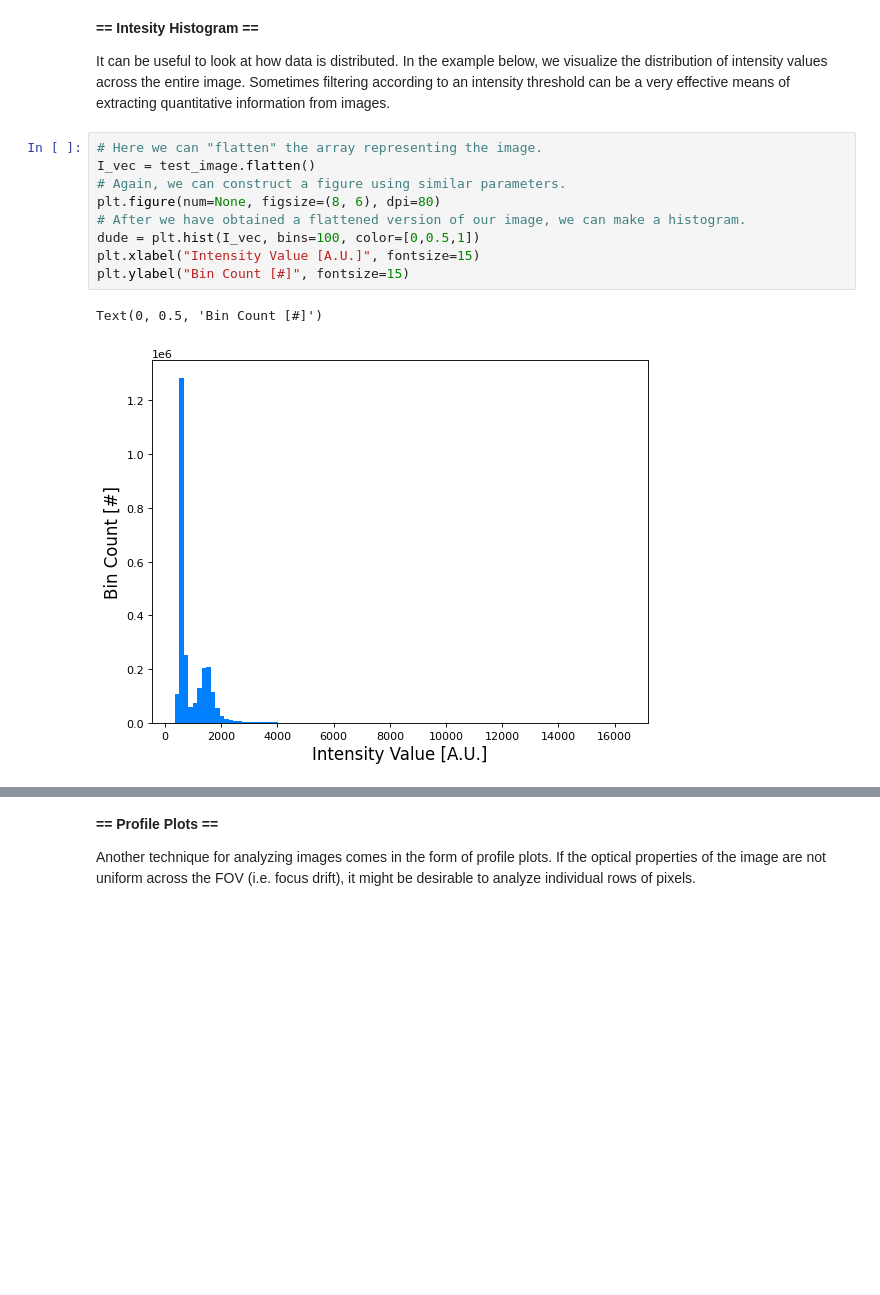
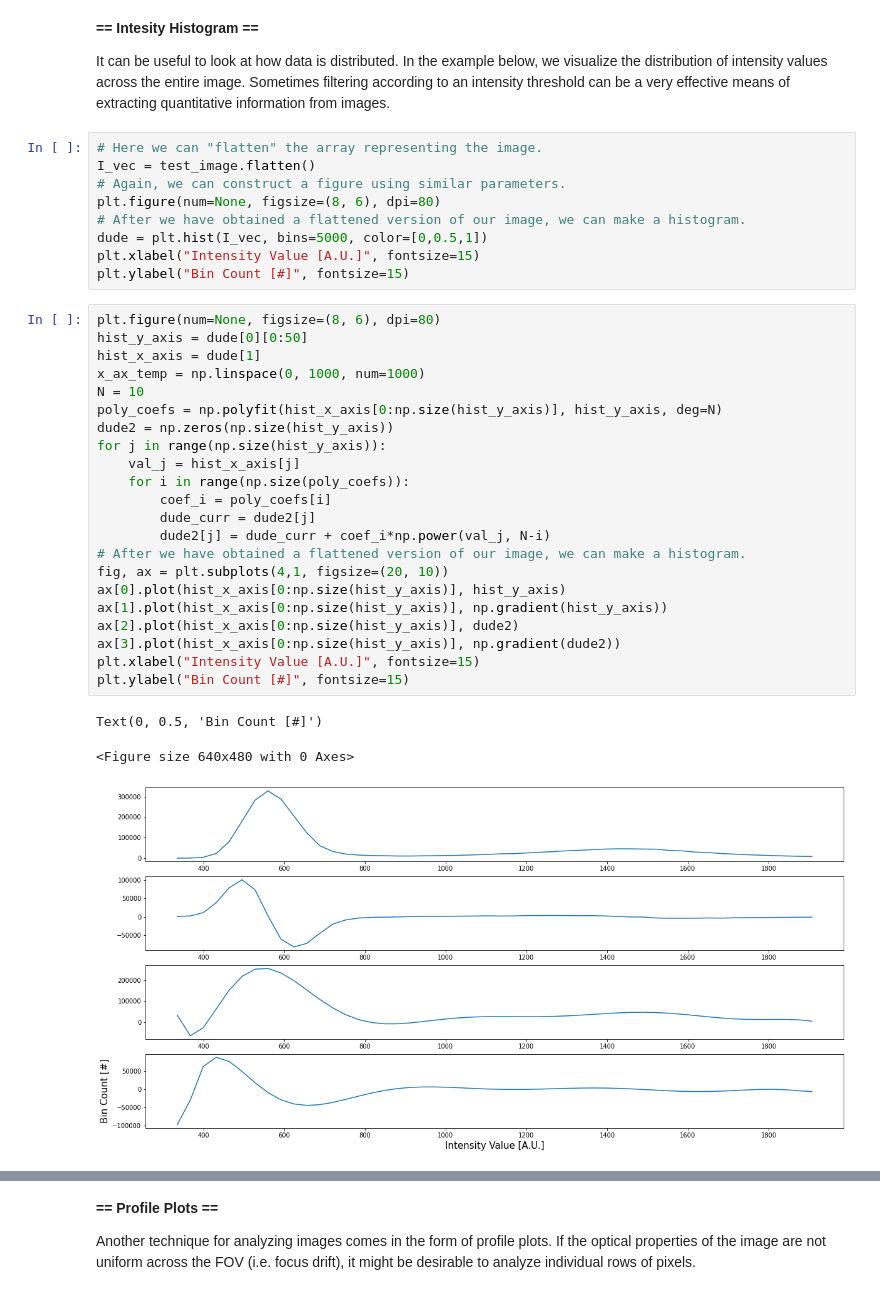
Before and after one commit to cameronhastie/Tutorial, a Jupyter notebook: Image_Analysis/Intro.ipynb, the cells around one changed output, grey strips where cells are left out. Saved outputs shown, nothing was run; the diff lists cells and outputs as text; blank space fills up the shorter version.

Commit message:
Added some polynomial fit examples
Example of np.polyfit and plotting the outputs.

```diff
--- a/Image_Analysis/Intro.ipynb
+++ b/Image_Analysis/Intro.ipynb
@@ -59,10 +59,33 @@ I_vec = test_image.flatten()
 # Again, we can construct a figure using similar parameters.
 plt.figure(num=None, figsize=(8, 6), dpi=80)
 # After we have obtained a flattened version of our image, we can make a histogram.
-dude = plt.hist(I_vec, bins=100, color=[0,0.5,1])
+dude = plt.hist(I_vec, bins=5000, color=[0,0.5,1])
 plt.xlabel("Intensity Value [A.U.]", fontsize=15)
 plt.ylabel("Bin Count [#]", fontsize=15)
-# %% [output]
-Text(0, 0.5, 'Bin Count [#]')
-[figure, removed]
+# %%
+plt.figure(num=None, figsize=(8, 6), dpi=80)
+hist_y_axis = dude[0][0:50]
+hist_x_axis = dude[1]
+x_ax_temp = np.linspace(0, 1000, num=1000)
+N = 10
+poly_coefs = np.polyfit(hist_x_axis[0:np.size(hist_y_axis)], hist_y_axis, deg=N)
+dude2 = np.zeros(np.size(hist_y_axis))
+for j in range(np.size(hist_y_axis)):
+    val_j = hist_x_axis[j]
+    for i in range(np.size(poly_coefs)):
+        coef_i = poly_coefs[i]
+        dude_curr = dude2[j]
+        dude2[j] = dude_curr + coef_i*np.power(val_j, N-i)
+# After we have obtained a flattened version of our image, we can make a histogram.
+fig, ax = plt.subplots(4,1, figsize=(20, 10))
+ax[0].plot(hist_x_axis[0:np.size(hist_y_axis)], hist_y_axis)
+ax[1].plot(hist_x_axis[0:np.size(hist_y_axis)], np.gradient(hist_y_axis))
+ax[2].plot(hist_x_axis[0:np.size(hist_y_axis)], dude2)
+ax[3].plot(hist_x_axis[0:np.size(hist_y_axis)], np.gradient(dude2))
+plt.xlabel("Intensity Value [A.U.]", fontsize=15)
+plt.ylabel("Bin Count [#]", fontsize=15)
+# %% [output]
+Text(0, 0.5, 'Bin Count [#]')
+<Figure size 640x480 with 0 Axes>
+[figure, added]
 # %%
```
Also changed, not shown: parts of 1 cell of this notebook, 1 other file.
